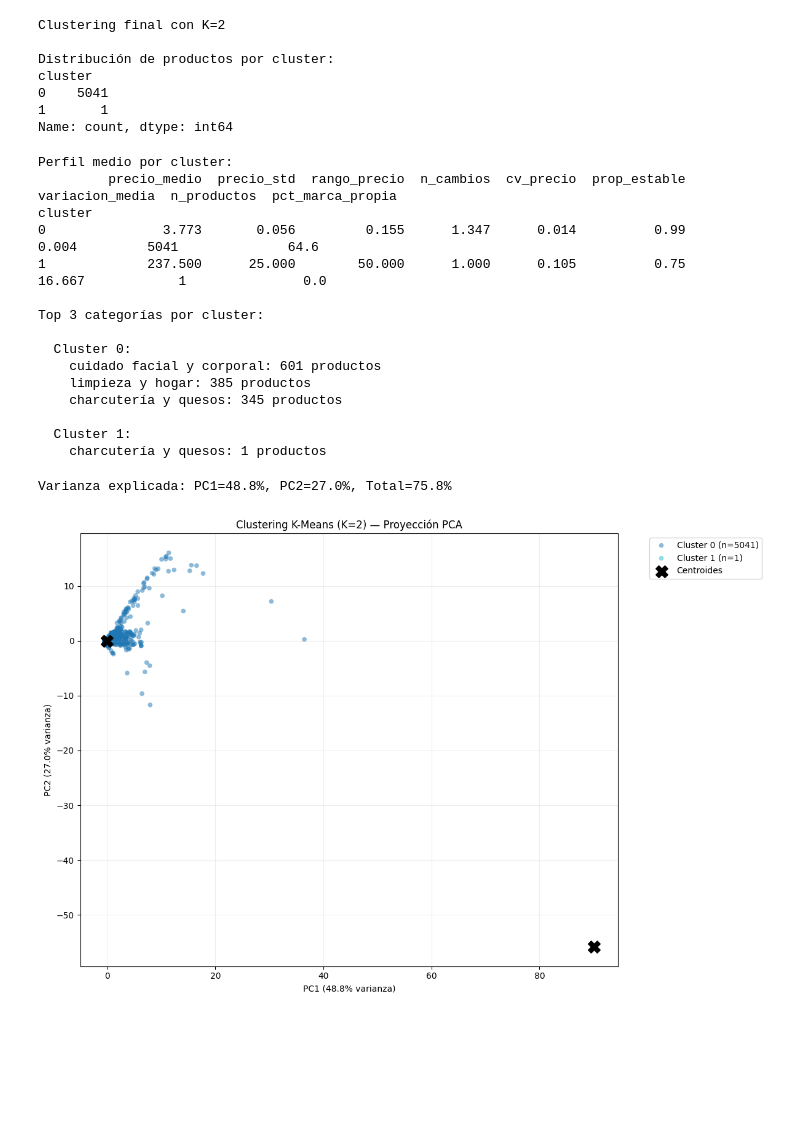
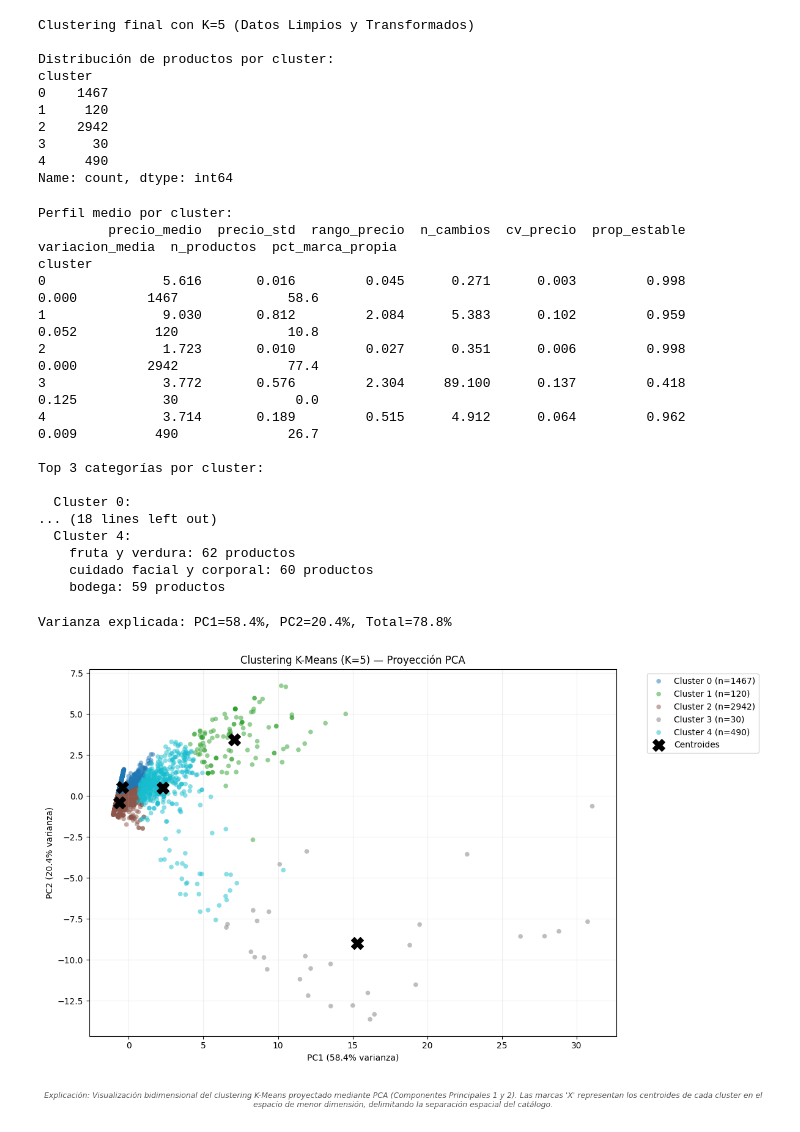
Before and after one commit to DanielPMdev/mercaintelligence, a Jupyter notebook: notebooks/clustering_kmeans.ipynb, the cells around one changed output. Saved outputs shown, nothing was run; the diff lists cells and outputs as text; code cells hidden in the pictures; blank space fills up the shorter version.

```diff
--- a/notebooks/clustering_kmeans.ipynb
+++ b/notebooks/clustering_kmeans.ipynb
@@ -84,10 +84,15 @@ meta = df.groupby("referencia").agg(
 ).reset_index()
 
 df_features = features_por_producto.merge(meta, on="referencia")
-
 df_features["precio_std"] = df_features["precio_std"].fillna(0)
 
+# FILTRADO DE OUTLIERS: Eliminamos el 1% de productos más caros (percentil 99)
+limite_outliers = df_features["precio_medio"].quantile(0.99)
+df_features_clean = df_features[df_features["precio_medio"] < limite_outliers].copy()
+
 print(f"Features calculadas: {len(df_features):,} productos")
-print(df_features[["precio_medio", "precio_std", "n_cambios",
-                    "cv_precio", "prop_estable"]].describe())
+print(f"Outliers eliminados (Percentil 99 de precio medio >= {limite_outliers:.2f}€): {len(df_features) - len(df_features_clean)} productos")
+print(f"Productos para clustering: {len(df_features_clean):,}")
+print(df_features_clean[["precio_medio", "precio_std", "n_cambios",
+                        "cv_precio", "prop_estable"]].describe())
 # %% [output]
@@ -113,13 +120,20 @@ FEATURE_COLS = [
     "variacion_media",
 ]
 
-X = df_features[FEATURE_COLS].values
+# Copiamos el DataFrame limpio para aplicar transformaciones sin alterar los datos descriptivos
+df_transformed = df_features_clean.copy()
+
+# Transformación logarítmica para normalizar la asimetría de variables monetarias/volátiles
+cols_logaritmicas = ["precio_medio", "precio_std", "rango_precio", "variacion_media"]
+for col in cols_logaritmicas:
+    df_transformed[col] = np.log1p(df_transformed[col])
+
+X = df_transformed[FEATURE_COLS].values
 
 # Escalar — K-Means es sensible a la escala
-# precio_medio (0-150€) dominaría sobre prop_estable (0-1) sin escalar
 scaler = StandardScaler()
 X_scaled = scaler.fit_transform(X)
 
 print(f"Matrix X: {X_scaled.shape}")
-print("Features escaladas — media≈0, std≈1 por columna")
+print("Features preparadas — Outliers removidos y normalización logarítmica completada.")
 # %% [output]
@@ -183,21 +199,29 @@ print(f"\n✅ K óptimo según Silhouette: {K_OPTIMO}")
 ✅ K óptimo según Silhouette: 2
 # %%
 # ── CELDA 6: Entrenamiento final con K óptimo ─────────────────────────────────
-K_FINAL = K_OPTIMO   # ajusta manualmente si el codo sugiere otro valor
+K_FINAL = 5   # Forzado a 5 clusters por criterios de valor de negocio
 
 km_final = KMeans(n_clusters=K_FINAL, random_state=42, n_init=20)
-df_features["cluster"] = km_final.fit_predict(X_scaled)
 
-print(f"Clustering final con K={K_FINAL}")
+# Asignamos los clusters sobre el dataset limpio (df_features_clean)
+df_features_clean["cluster"] = km_final.fit_predict(X_scaled)
+
+# Para no romper las celdas posteriores que puedan llamar a df_features, reasignamos la variable
+df_features = df_features_clean.copy()
+
+print(f"Clustering final con K={K_FINAL} (Datos Limpios y Transformados)")
 print("\nDistribución de productos por cluster:")
 print(df_features["cluster"].value_counts().sort_index())
 # %% [output]
-Clustering final con K=2
+Clustering final con K=5 (Datos Limpios y Transformados)
 
 Distribución de productos por cluster:
 cluster
-0    5041
-1       1
+0    1467
+1     120
+2    2942
+3      30
+4     490
 Name: count, dtype: int64
 # %%
 # ── CELDA 7: Interpretación de clusters ──────────────────────────────────────
@@ -226,18 +250,20 @@ for c in range(K_FINAL):
 Perfil medio por cluster:
          precio_medio  precio_std  rango_precio  n_cambios  cv_precio  prop_estable  variacion_media  n_productos  pct_marca_propia
 cluster
-0               3.773       0.056         0.155      1.347      0.014          0.99            0.004         5041              64.6
-1             237.500      25.000        50.000      1.000      0.105          0.75           16.667            1               0.0
+0               5.616       0.016         0.045      0.271      0.003         0.998            0.000         1467              58.6
+1               9.030       0.812         2.084      5.383      0.102         0.959            0.052          120              10.8
+2               1.723       0.010         0.027      0.351      0.006         0.998            0.000         2942              77.4
+3               3.772       0.576         2.304     89.100      0.137         0.418            0.125           30               0.0
+4               3.714       0.189         0.515      4.912      0.064         0.962            0.009          490              26.7
 
 Top 3 categorías por cluster:
 
   Cluster 0:
-    cuidado facial y corporal: 601 productos
-    limpieza y hogar: 385 productos
-    charcutería y quesos: 345 productos
-
-  Cluster 1:
-    charcutería y quesos: 1 productos
+... (18 lines left out)
+  Cluster 4:
+    fruta y verdura: 62 productos
+    cuidado facial y corporal: 60 productos
+    bodega: 59 productos
 # %%
 # ── CELDA 8: Visualización PCA 2D ────────────────────────────────────────────
 """
@@ -251,36 +277,38 @@ X_pca = pca.fit_transform(X_scaled)
 varianza = pca.explained_variance_ratio_
 print(f"Varianza explicada: PC1={varianza[0]:.1%}, PC2={varianza[1]:.1%}, "
       f"Total={sum(varianza):.1%}")
 
 fig, ax = plt.subplots(figsize=(12, 8))
 colores = cm.tab10(np.linspace(0, 1, K_FINAL))
 
 for c in range(K_FINAL):
     mask = df_features["cluster"] == c
     n    = mask.sum()
     ax.scatter(
         X_pca[mask, 0], X_pca[mask, 1],
         c=[colores[c]], label=f"Cluster {c} (n={n})",
         alpha=0.5, s=30, edgecolors="none"
     )
 
 # Centroides en espacio PCA
 centroides_pca = pca.transform(km_final.cluster_centers_)
 ax.scatter(centroides_pca[:, 0], centroides_pca[:, 1],
            c="black", marker="X", s=200, zorder=5, label="Centroides")
 
 ax.set_xlabel(f"PC1 ({varianza[0]:.1%} varianza)")
 ax.set_ylabel(f"PC2 ({varianza[1]:.1%} varianza)")
 ax.set_title(f"Clustering K-Means (K={K_FINAL}) — Proyección PCA")
 ax.legend(bbox_to_anchor=(1.05, 1), loc="upper left")
 ax.grid(True, alpha=0.2)
 
-plt.tight_layout()
+caption = "Explicación: Visualización bidimensional del clustering K-Means proyectado mediante PCA (Componentes Principales 1 y 2). Las marcas 'X' representan los centroides de cada cluster en el espacio de menor dimensión, delimitando la separación espacial del catálogo."
+plt.figtext(0.5, 0.01, caption, wrap=True, horizontalalignment='center', fontsize=9, style='italic', color='#555555')
+plt.tight_layout(rect=[0, 0.08, 1, 0.95])
 plt.savefig(IMG_DIR / "pca_clusters.png", dpi=150, bbox_inches="tight")
 plt.show()
 # %% [output]
-Varianza explicada: PC1=48.8%, PC2=27.0%, Total=75.8%
+Varianza explicada: PC1=58.4%, PC2=20.4%, Total=78.8%
-[figure, old version]
+[figure, new version]
 # %%
 # ── CELDA 9: Silhouette plot por cluster ──────────────────────────────────────
 """
```
Also changed, not shown: parts of 6 cells of this notebook, 45 other files.
